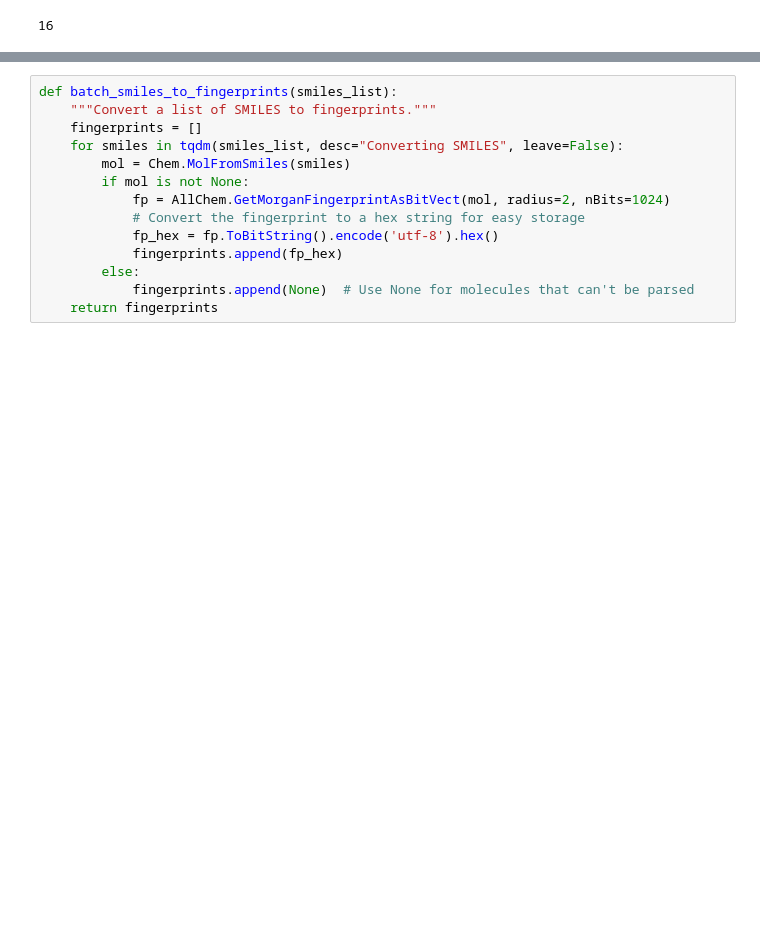
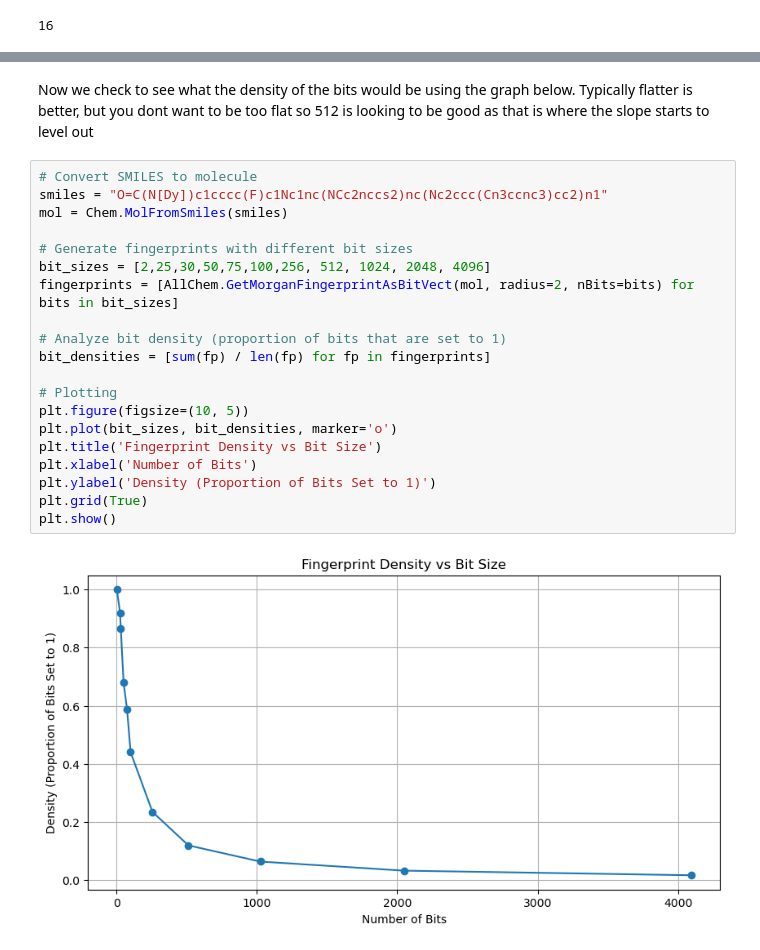
Before and after one commit to Coopsims/Chemical-Stuff, a Jupyter notebook: Chem-EDA.ipynb, the cells around one changed output, grey strips where cells are left out. Cells and saved outputs as stored; diff of their text form; blank space fills up the shorter version.

```diff
--- a/Chem-EDA.ipynb
+++ b/Chem-EDA.ipynb
@@ -119,14 +131,26 @@ Connection established.
-# %%
-def batch_smiles_to_fingerprints(smiles_list):
-    """Convert a list of SMILES to fingerprints."""
-    fingerprints = []
-    for smiles in tqdm(smiles_list, desc="Converting SMILES", leave=False):
-        mol = Chem.MolFromSmiles(smiles)
-        if mol is not None:
-            fp = AllChem.GetMorganFingerprintAsBitVect(mol, radius=2, nBits=1024)
-            # Convert the fingerprint to a hex string for easy storage
-            fp_hex = fp.ToBitString().encode('utf-8').hex()
-            fingerprints.append(fp_hex)
-        else:
-            fingerprints.append(None)  # Use None for molecules that can't be parsed
-    return fingerprints
+# %% [markdown]
+Now we check to see what the density of the bits would be using the graph below.
+Typically flatter is better, but you dont want to be too flat so 512 is looking
+to be good as that is where the slope starts to level out
+# %%
+# Convert SMILES to molecule
+smiles = "O=C(N[Dy])c1cccc(F)c1Nc1nc(NCc2nccs2)nc(Nc2ccc(Cn3ccnc3)cc2)n1"
+mol = Chem.MolFromSmiles(smiles)
+
+# Generate fingerprints with different bit sizes
+bit_sizes = [2,25,30,50,75,100,256, 512, 1024, 2048, 4096]
+fingerprints = [AllChem.GetMorganFingerprintAsBitVect(mol, radius=2, nBits=bits) for bits in bit_sizes]
+
+# Analyze bit density (proportion of bits that are set to 1)
+bit_densities = [sum(fp) / len(fp) for fp in fingerprints]
+
+# Plotting
+plt.figure(figsize=(10, 5))
+plt.plot(bit_sizes, bit_densities, marker='o')
+plt.title('Fingerprint Density vs Bit Size')
+plt.xlabel('Number of Bits')
+plt.ylabel('Density (Proportion of Bits Set to 1)')
+plt.grid(True)
+plt.show()
+# %% [output]
+[figure, added]
```
Also changed, not shown: parts of 23 cells of this notebook.
